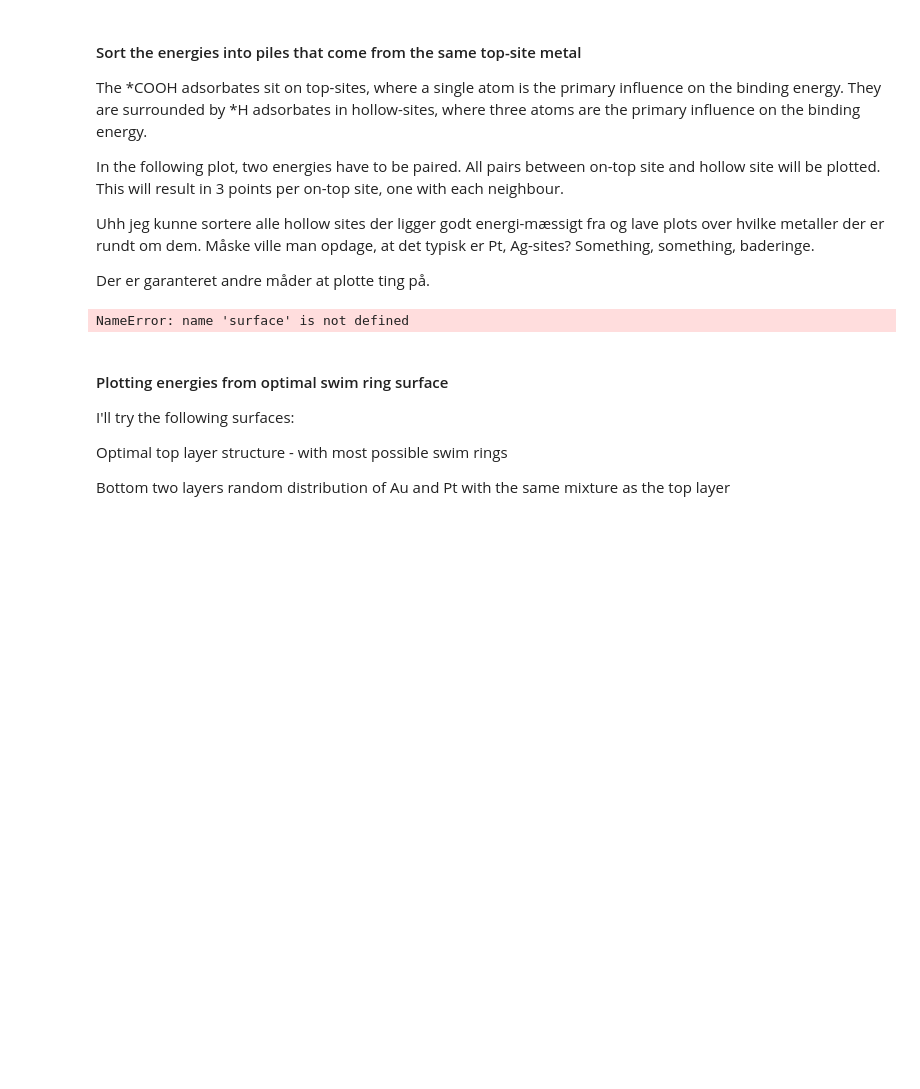
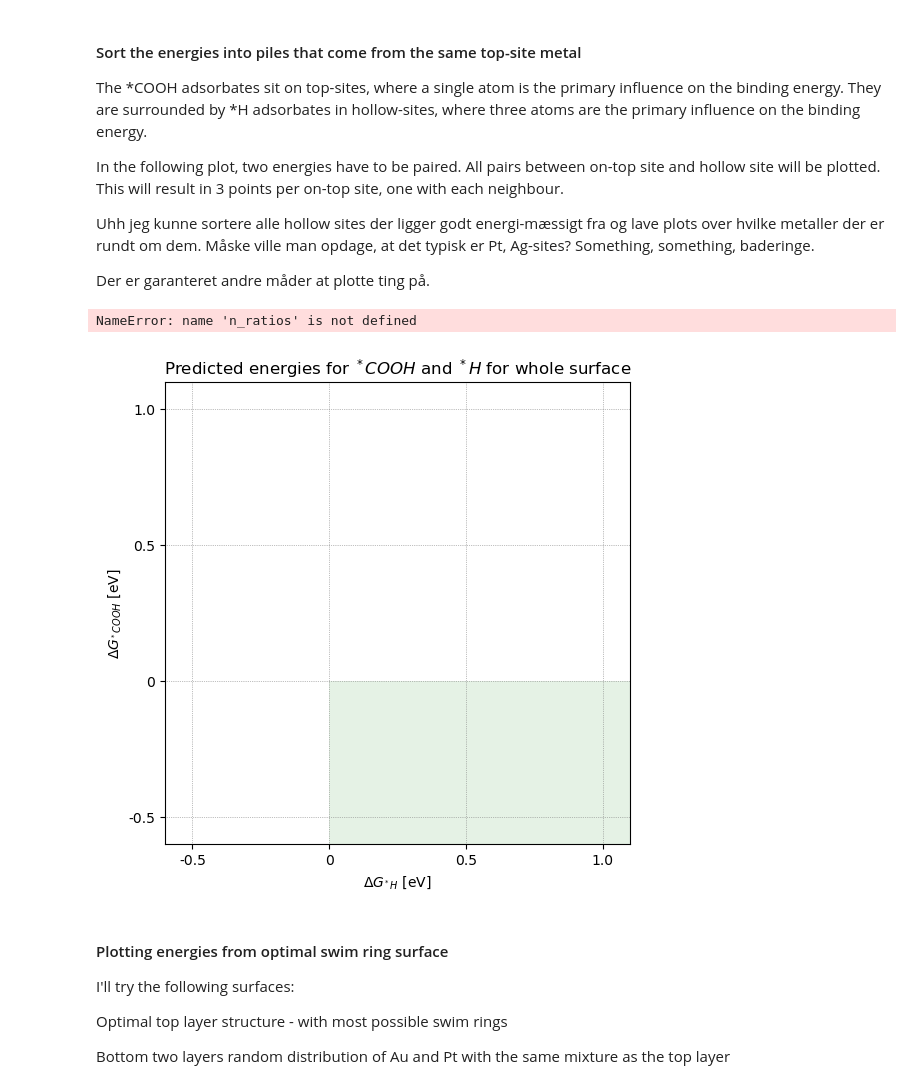
Before and after one commit to MarcusNoergaardWeng/CatalysisThesis, a Jupyter notebook: Notebooks/DFT Calculated energies.ipynb, the cells around one changed output. Saved outputs shown, nothing was run; the diff lists cells and outputs as text; code cells hidden in the pictures; blank space fills up the shorter version.

Commit message:
Moving stuff to functions.py

```diff
--- a/Notebooks/DFT Calculated energies.ipynb
+++ b/Notebooks/DFT Calculated energies.ipynb
@@ -62,3 +52,7 @@ models = {"H": H_DFT_model, "COOH": COOH_DFT_model}
+# %%
+# Load binding energy (G) prediction models for COOH, H and H+COOH mixed
+
+models = load_G_models()
 # %%
 # Specify metal colors
 metal_colors = dict(Pt = '#babbcb',
@@ -256,10 +243,11 @@ Der er garanteret andre måder at plotte ting på.
 # %%
 experiment_name = "test_SPEED"
 reward_type = "right_corner"
 E_top_dict, E_hol_dict, good_hol_sites, n_ratios = sort_energies(surface, reward_type)
-deltaEdeltaE_plot(experiment_name+"_deltaEplot", E_hol_dict, E_top_dict, SE_slab_metals, reward_type, show_plot=True)
+deltaEdeltaE_plot(experiment_name+"_deltaEplot", E_hol_dict, E_top_dict, n_ratios, SE_slab_metals, reward_type, show_plot=True) # husk n_ratio inde i functions.py
 # %% [output]
-NameError: name 'surface' is not defined
+NameError: name 'n_ratios' is not defined
+[figure, added]
 # %% [markdown]
 #### Plotting energies from optimal swim ring surface
 
```
Also changed, not shown: parts of 4 cells of this notebook, 1 other file.
